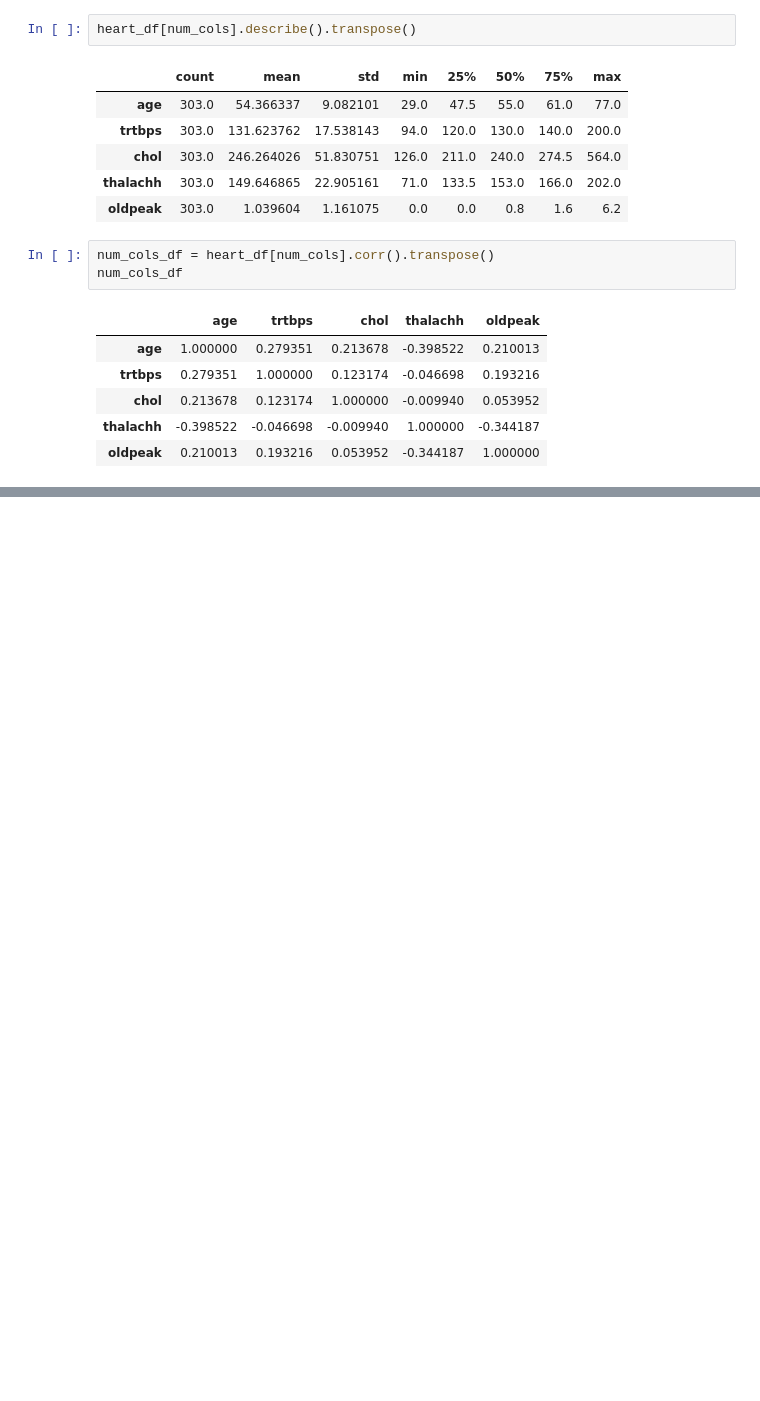
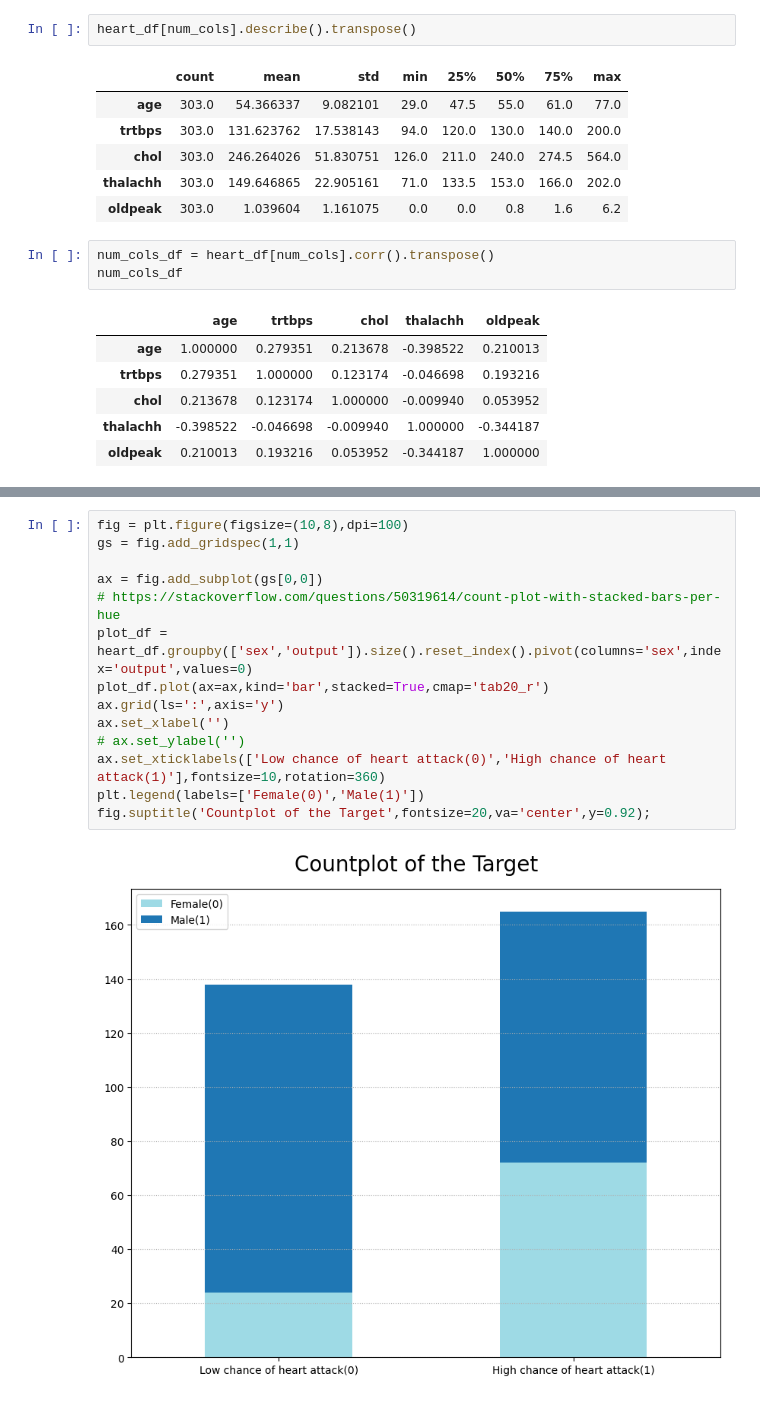
Before and after one commit to danielcho16/heart_attack_analysis, a Jupyter notebook: heart_attack.ipynb, the cells around one changed output, grey strips where cells are left out. Drawn from its saved outputs; the diff is of its cells as text; blank space fills up the shorter version.

```diff
--- a/heart_attack.ipynb
+++ b/heart_attack.ipynb
@@ -159,0 +172,16 @@ num_cols_df
+# %%
+fig = plt.figure(figsize=(10,8),dpi=100)
+gs = fig.add_gridspec(1,1)
+
+ax = fig.add_subplot(gs[0,0])
+# https://stackoverflow.com/questions/50319614/count-plot-with-stacked-bars-per-hue
+plot_df = heart_df.groupby(['sex','output']).size().reset_index().pivot(columns='sex',index='output',values=0)
+plot_df.plot(ax=ax,kind='bar',stacked=True,cmap='tab20_r')
+ax.grid(ls=':',axis='y')
+ax.set_xlabel('')
+# ax.set_ylabel('')
+ax.set_xticklabels(['Low chance of heart attack(0)','High chance of heart attack(1)'],fontsize=10,rotation=360)
+plt.legend(labels=['Female(0)','Male(1)'])
+fig.suptitle('Countplot of the Target',fontsize=20,va='center',y=0.92);
+# %% [output]
+[figure, added]
```
Also changed, not shown: parts of 8 cells of this notebook.
